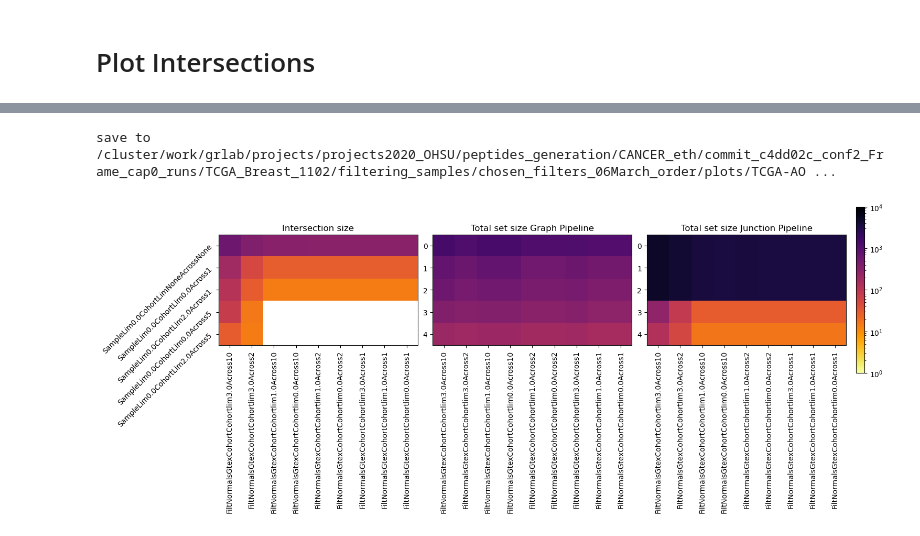
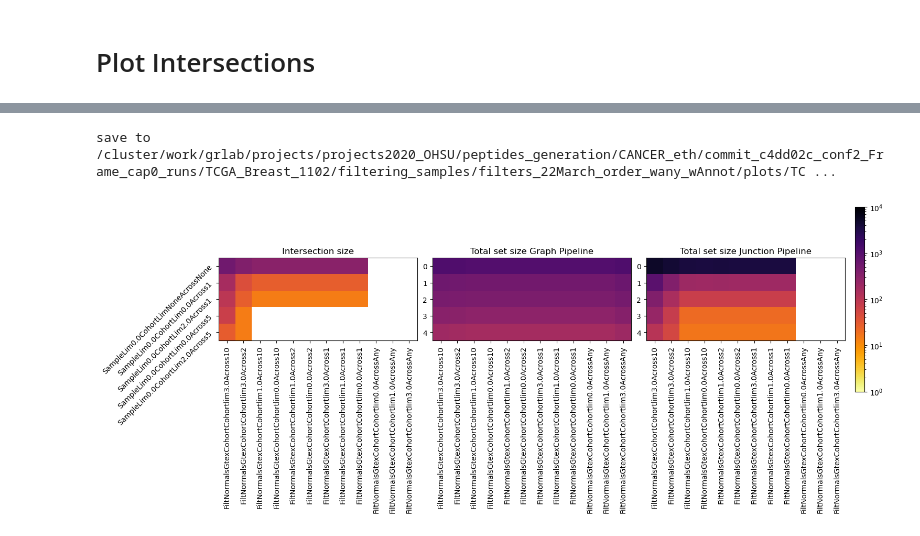
Before and after one commit to ratschlab/projects2020_ohsu, a Jupyter notebook: eth/plotting/OHSU_collab_Rerun_allRF/p20230315_shareness_matrix.ipynb, the cells around one changed output, grey strips where cells are left out. Cells and saved outputs as stored; diff of their text form; code cells hidden in the pictures.

```diff
--- a/eth/plotting/OHSU_collab_Rerun_allRF/p20230315_shareness_matrix.ipynb
+++ b/eth/plotting/OHSU_collab_Rerun_allRF/p20230315_shareness_matrix.ipynb
@@ -27,6 +36,6 @@ one_file_eth = '/cluster/work/grlab/projects/projects2020_OHSU/peptides_generati
 # %%
 # ETH Names
-eth_all = glob.glob(os.path.join(base_eth, 'G*'))
+eth_all = glob.glob(os.path.join(filter_dir, 'G*'))
 # %%
 # OHSU Names
 with tarfile.open(tar_file_OHSU, "r:*") as tar:
@@ -120,2 +129,13 @@ FiltNormalsGtexCohortCohortlim0.0Across1metadata.tsv.gz
 # %% [markdown]
 # Plot Set size
+# %%
+# Extract Values
+df['filter_background_reads'] = [float(i.split('lim')[-1].split('Across')[0]) for i in df['filter_background']]
+
+df['filter_background_samples'] = [int(i.split('Across')[-1].replace('Any', '1000')) for i in df['filter_background']]
+
+df['filter_foreground_reads'] = [float(i.split('Lim')[-1].split('Across')[0].replace('None', '0')) for i in df['filter_foreground']]
+
+df['filter_foreground_samples'] = [int(i.split('Across')[-1].replace('None', '0')) for i in df['filter_foreground']]
+
+df['filter_foreground_target'] = [float((i.split('Lim')[1].replace('SampleLim', '').replace('Cohort', ''))) for i in df['filter_foreground']]
@@ -122,4 +157,11 @@ FiltNormalsGtexCohortCohortlim0.0Across1metadata.tsv.gz
 # %%
-df = df.sort_values('size_intersection')
+# SOrt Valus for plot
+df = df.sort_values(['size_eth',
+                     'filter_foreground_target',
+                     'filter_foreground_reads',
+                     'filter_foreground_samples',
+                     'filter_background_reads',
+                     'filter_background_samples'
+                    ])
 df['index'] = np.arange(len(df))
 # %%
@@ -219,6 +288,23 @@ order_background = ['FiltNormalsGtexCohortCohortlim3.0Across10',
                      'FiltNormalsGtexCohortCohortlim1.0Across1',
                      'FiltNormalsGtexCohortCohortlim0.0Across1']
 
+order_background = ['FiltNormalsGtexCohortCohortlim3.0Across10',
+                     'FiltNormalsGtexCohortCohortlim3.0Across2',
+                     'FiltNormalsGtexCohortCohortlim1.0Across10',
+                     'FiltNormalsGtexCohortCohortlim0.0Across10',
+                     'FiltNormalsGtexCohortCohortlim1.0Across2',
+                     'FiltNormalsGtexCohortCohortlim0.0Across2',
+                     'FiltNormalsGtexCohortCohortlim3.0Across1',
+                     'FiltNormalsGtexCohortCohortlim1.0Across1',
+                     'FiltNormalsGtexCohortCohortlim0.0Across1',
+                     'FiltNormalsGtexCohortCohortlim0.0AcrossAny',
+                     'FiltNormalsGtexCohortCohortlim1.0AcrossAny',
+                     'FiltNormalsGtexCohortCohortlim3.0AcrossAny']
+
+
+
+
+
 titles = ['Intersection size',
 'Total set size Graph Pipeline',
 'Total set size Junction Pipeline']
@@ -233,33 +319,33 @@ for f in ['size_intersection', 'size_eth', 'size_ohsu']: #, 'size_ohsu\eth', 'si
 # %%
 nprow = 1
 npcol = 3
 fig = plt.figure(figsize=(15, 6), layout='constrained')
 axes = [fig.add_subplot(nprow, npcol, i) for i in range(1,npcol+1)]
 
 vmin = 1
 vmax = 1e5
 for pane_idx in np.arange(npcol):
     panelplot=axes[pane_idx].imshow(df_plot[pane_idx], origin='upper',
                                     cmap='inferno_r', norm=LogNorm(vmin=1, vmax=1e4))
     axes[pane_idx].set_title(titles[pane_idx])
     axes[pane_idx].set_xticks(range(df_plot[pane_idx].shape[1]))
     axes[pane_idx].set_xticklabels(df_plot[pane_idx].columns, rotation = 90 )
     if pane_idx == 0 :
         axes[pane_idx].set_yticks(range(df_plot[pane_idx].shape[0]))
         axes[pane_idx].set_yticklabels(df_plot[pane_idx].index, rotation = 45 )
 plt.colorbar(panelplot)
 
-save = True
+save = False
 name = 'Matrix_ovelap'
 save_path = os.path.join(plot_dir, f'{base_plot}_{name}.pdf')
 if save:
     print("save to {}".format(save_path))
     plt.savefig(save_path, bbox_inches='tight')
 
 fig.show()
 # %% [output]
-save to /cluster/work/grlab/projects/projects2020_OHSU/peptides_generation/CANCER_eth/commit_c4dd02c_conf2_Frame_cap0_runs/TCGA_Breast_1102/filtering_samples/chosen_filters_06March_order/plots/TCGA-AO ...
+save to /cluster/work/grlab/projects/projects2020_OHSU/peptides_generation/CANCER_eth/commit_c4dd02c_conf2_Frame_cap0_runs/TCGA_Breast_1102/filtering_samples/filters_22March_order_wany_wAnnot/plots/TC ...
-[figure, old version]
+[figure, new version]
 # %%
 df_plot[1]
 # %% [output]
```
Also changed, not shown: parts of 19 cells of this notebook, 1 other file.
